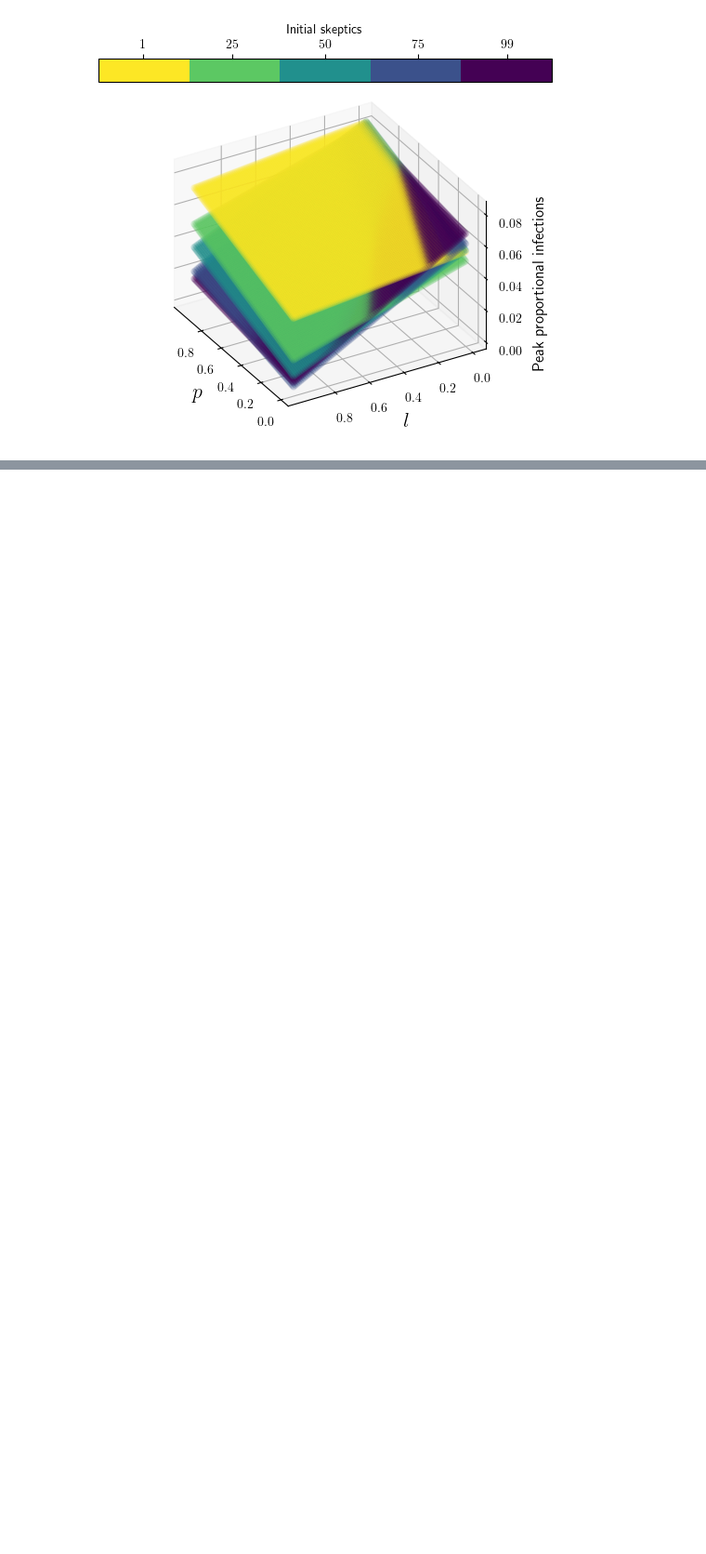
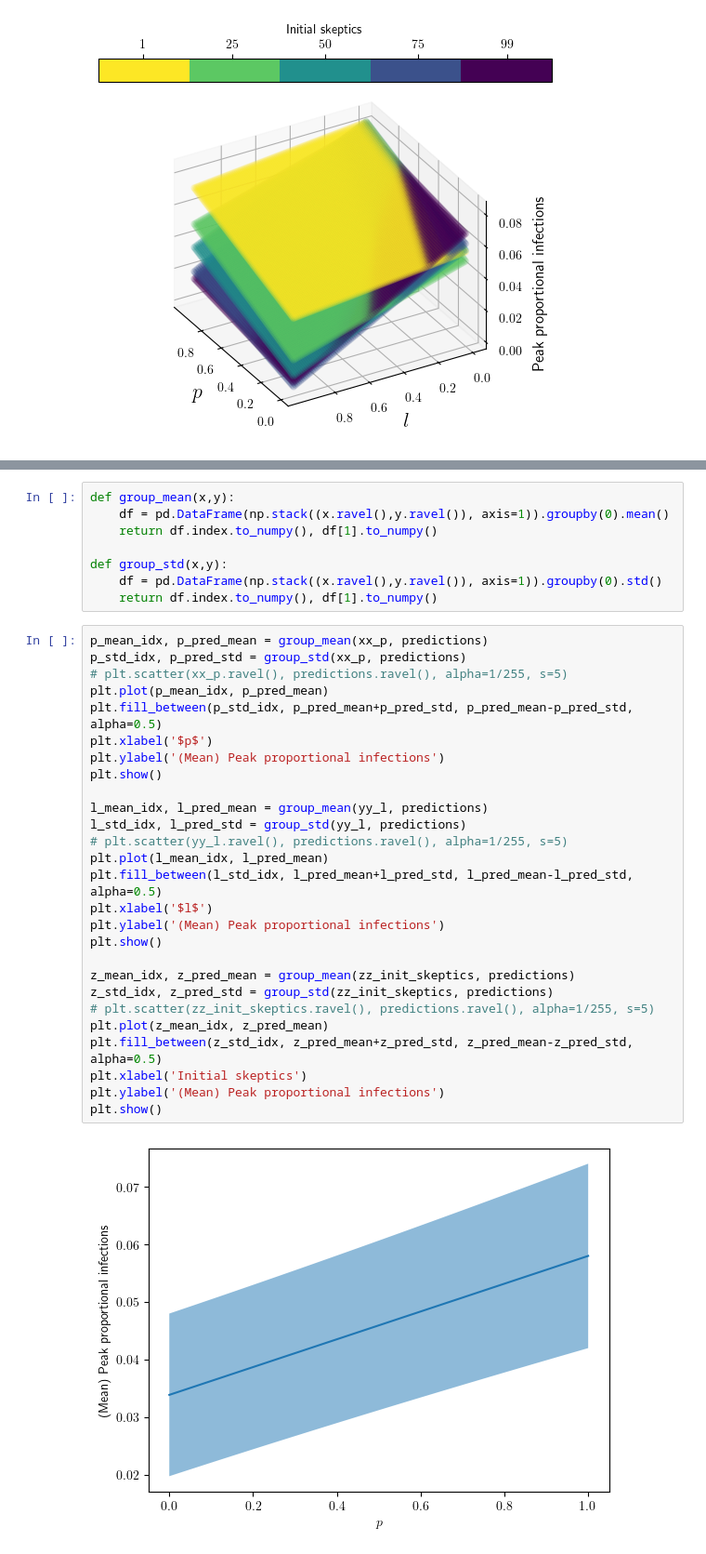
Before and after one commit to gkim65/FRED_misinformation, a Jupyter notebook: gp.ipynb, the cells around one changed output, grey strips where cells are left out. Shown: that part at 93% size. Drawn from its saved outputs; the diff is of its cells as text; blank space fills up the shorter version.

```diff
--- a/gp.ipynb
+++ b/gp.ipynb
@@ -249,0 +280,37 @@ plt.show()
+# %%
+def group_mean(x,y):
+    df = pd.DataFrame(np.stack((x.ravel(),y.ravel()), axis=1)).groupby(0).mean()
+    return df.index.to_numpy(), df[1].to_numpy()
+
+def group_std(x,y):
+    df = pd.DataFrame(np.stack((x.ravel(),y.ravel()), axis=1)).groupby(0).std()
+    return df.index.to_numpy(), df[1].to_numpy()
+# %%
+p_mean_idx, p_pred_mean = group_mean(xx_p, predictions)
+p_std_idx, p_pred_std = group_std(xx_p, predictions)
+# plt.scatter(xx_p.ravel(), predictions.ravel(), alpha=1/255, s=5)
+plt.plot(p_mean_idx, p_pred_mean)
+plt.fill_between(p_std_idx, p_pred_mean+p_pred_std, p_pred_mean-p_pred_std, alpha=0.5)
+plt.xlabel('$p$')
+plt.ylabel('(Mean) Peak proportional infections')
+plt.show()
+
+l_mean_idx, l_pred_mean = group_mean(yy_l, predictions)
+l_std_idx, l_pred_std = group_std(yy_l, predictions)
+# plt.scatter(yy_l.ravel(), predictions.ravel(), alpha=1/255, s=5)
+plt.plot(l_mean_idx, l_pred_mean)
+plt.fill_between(l_std_idx, l_pred_mean+l_pred_std, l_pred_mean-l_pred_std, alpha=0.5)
+plt.xlabel('$l$')
+plt.ylabel('(Mean) Peak proportional infections')
+plt.show()
+
+z_mean_idx, z_pred_mean = group_mean(zz_init_skeptics, predictions)
+z_std_idx, z_pred_std = group_std(zz_init_skeptics, predictions)
+# plt.scatter(zz_init_skeptics.ravel(), predictions.ravel(), alpha=1/255, s=5)
+plt.plot(z_mean_idx, z_pred_mean)
+plt.fill_between(z_std_idx, z_pred_mean+z_pred_std, z_pred_mean-z_pred_std, alpha=0.5)
+plt.xlabel('Initial skeptics')
+plt.ylabel('(Mean) Peak proportional infections')
+plt.show()
+# %% [output]
+[figure, added]
```
Also changed, not shown: parts of 3 cells of this notebook.
